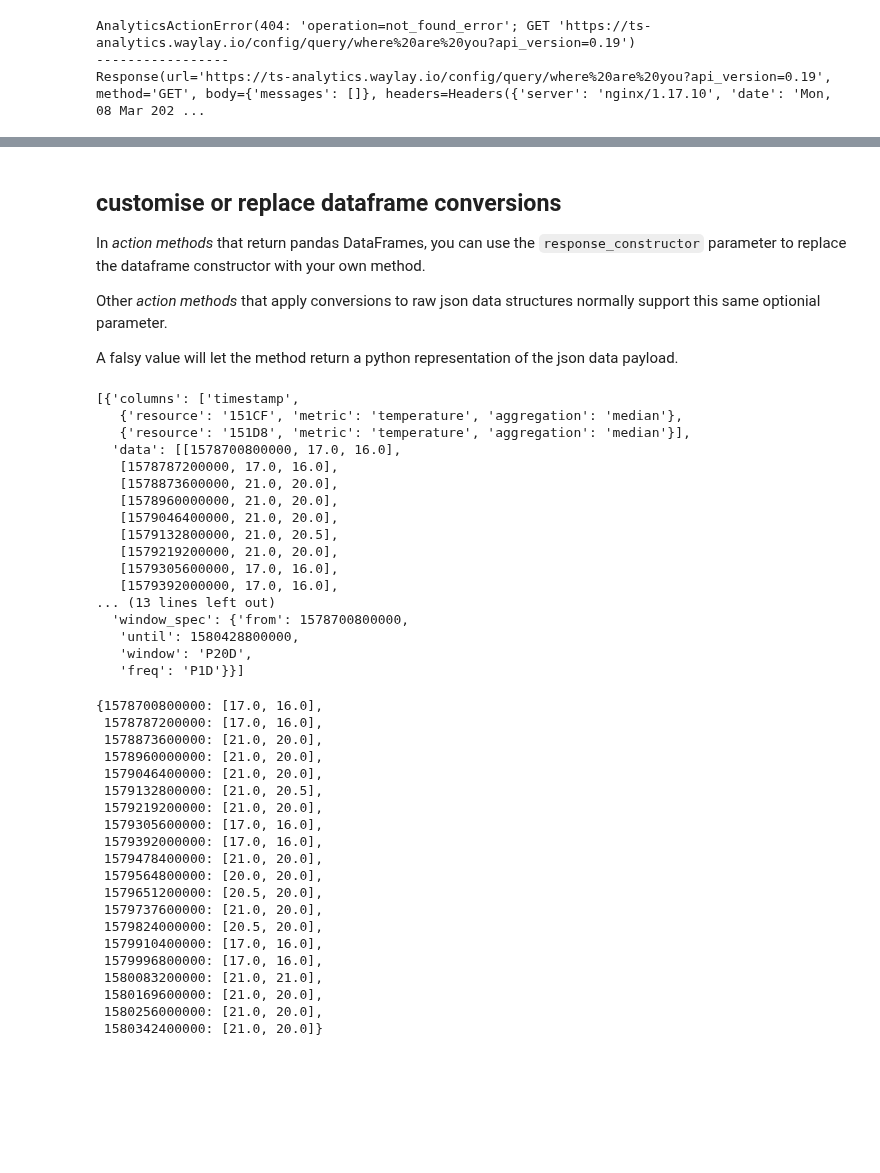
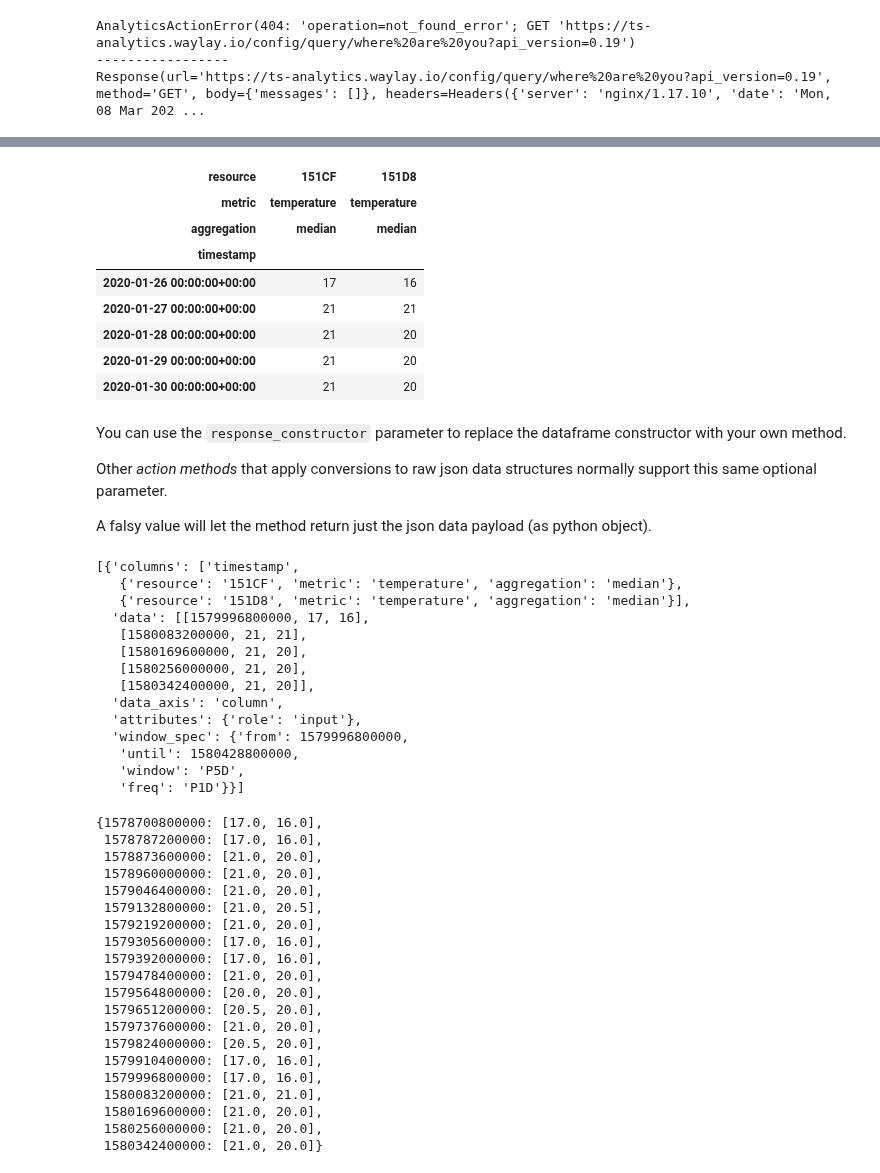
Before and after one commit to waylayio/demo-general, a Jupyter notebook: python-sdk/general/Making REST calls.ipynb, the cells around one changed output, grey strips where cells are left out. Saved outputs shown, nothing was run; the diff lists cells and outputs as text; code cells hidden in the pictures; blank space fills up the shorter version.

Commit message:
chore: updated for waylay-py v0.2.0

```diff
--- a/python-sdk/general/Making REST calls.ipynb
+++ b/python-sdk/general/Making REST calls.ipynb
@@ -102,33 +122,44 @@ Response(url='https://ts-analytics.waylay.io/config/query/where%20are%20you?api_
+# %%
+waylay_client.analytics.query.data(
+    '151CF-temperature',
+    params={'window': 'P5D', 'until':'2020-01-31'}
+)
+# %% [output]
+| resource | 151CF | 151D8 |
+| metric | temperature | temperature |
+| aggregation | median | median |
+| timestamp |  |  |
+| 2020-01-26 00:00:00+00:00 | 17 | 16 |
+| 2020-01-27 00:00:00+00:00 | 21 | 21 |
+| 2020-01-28 00:00:00+00:00 | 21 | 20 |
+| 2020-01-29 00:00:00+00:00 | 21 | 20 |
+| 2020-01-30 00:00:00+00:00 | 21 | 20 |
 # %% [markdown]
-## customise or replace dataframe conversions
-In _action methods_ that return pandas DataFrames, you can use the `response_constructor` parameter to replace the dataframe constructor with your own method.
+You can use the `response_constructor` parameter to replace the dataframe constructor with your own method.
 
-Other _action methods_ that apply conversions to raw json data structures normally support this same optionial parameter.
+Other _action methods_ that apply conversions to raw json data structures normally support this same optional parameter.
 
-A falsy value will let the method return a python representation of the json data payload.
+A falsy value will let the method return just the json data payload (as python object).
 # %%
 waylay_client.analytics.query.data(
     '151CF-temperature',
-    params={'window': 'P20D', 'until':'2020-01-31'},
+    params={'window': 'P5D', 'until':'2020-01-31'},
     response_constructor=False
 )
 # %% [output]
 [{'columns': ['timestamp',
    {'resource': '151CF', 'metric': 'temperature', 'aggregation': 'median'},
    {'resource': '151D8', 'metric': 'temperature', 'aggregation': 'median'}],
-  'data': [[1578700800000, 17.0, 16.0],
-   [1578787200000, 17.0, 16.0],
-   [1578873600000, 21.0, 20.0],
-   [1578960000000, 21.0, 20.0],
-   [1579046400000, 21.0, 20.0],
-   [1579132800000, 21.0, 20.5],
-   [1579219200000, 21.0, 20.0],
-   [1579305600000, 17.0, 16.0],
-   [1579392000000, 17.0, 16.0],
-... (13 lines left out)
-  'window_spec': {'from': 1578700800000,
+  'data': [[1579996800000, 17, 16],
+   [1580083200000, 21, 21],
+   [1580169600000, 21, 20],
+   [1580256000000, 21, 20],
+   [1580342400000, 21, 20]],
+  'data_axis': 'column',
+  'attributes': {'role': 'input'},
+  'window_spec': {'from': 1579996800000,
    'until': 1580428800000,
-   'window': 'P20D',
+   'window': 'P5D',
    'freq': 'P1D'}}]
 # %%
 # return a map with timestamps as keys, the observation values as value.
```
Also changed, not shown: parts of 3 cells of this notebook, 6 other files.
